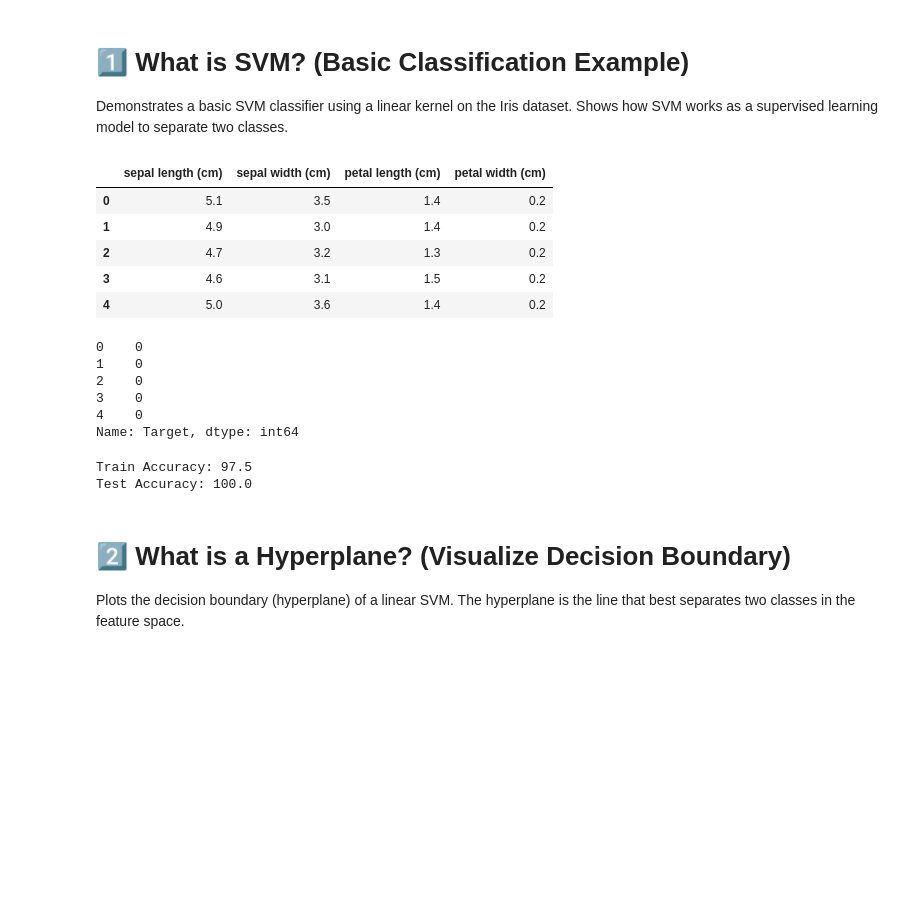
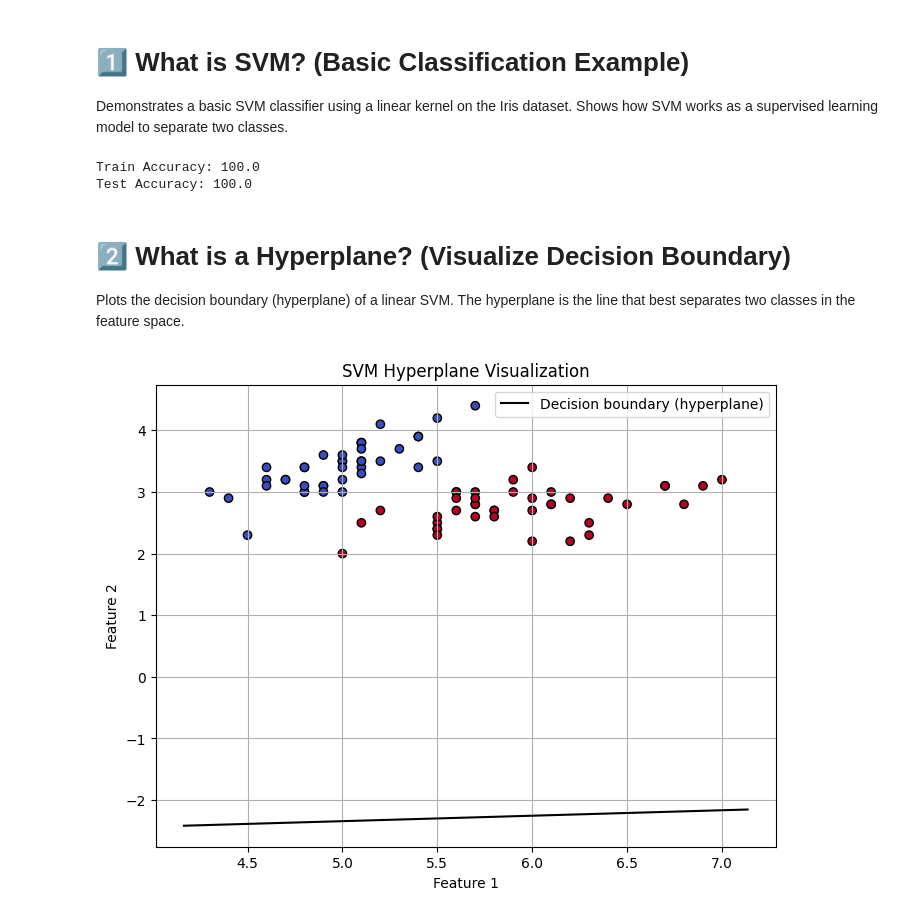
Before and after one commit to Shuaibiqbal/SVM-Classification-vs-Regression-SVR-with-scikit-learn, a Jupyter notebook: notebook/SVM_Classification_vs_Regression_(SVR)_with_scikit_learn.ipynb, the cells around one changed output. Drawn from its saved outputs; the diff is of its cells as text; code cells hidden in the pictures; blank space fills up the shorter version.

```diff
--- a/notebook/SVM_Classification_vs_Regression_(SVR)_with_scikit_learn.ipynb
+++ b/notebook/SVM_Classification_vs_Regression_(SVR)_with_scikit_learn.ipynb
@@ -9,2 +11,0 @@ from sklearn.metrics import accuracy_score
-# %%
-data = datasets.load_iris()
@@ -15,24 +12,8 @@ df["Target"] = data.target
 # %%
-X, y = df.drop("Target", axis=1), df["Target"]
-X.head()
+X, y = datasets.load_iris(return_X_y=True)
+X, y = X[y != 2], y[y != 2]
-# %% [output]
-|  | sepal length (cm) | sepal width (cm) | petal length (cm) | petal width (cm) |
-| 0 | 5.1 | 3.5 | 1.4 | 0.2 |
-| 1 | 4.9 | 3.0 | 1.4 | 0.2 |
-| 2 | 4.7 | 3.2 | 1.3 | 0.2 |
-| 3 | 4.6 | 3.1 | 1.5 | 0.2 |
-| 4 | 5.0 | 3.6 | 1.4 | 0.2 |
-# %%
-y.head()
-# %% [output]
-0    0
-1    0
-2    0
-3    0
-4    0
-Name: Target, dtype: int64
 # %%
-X_train, X_test, y_train, y_test = train_test_split(X,y, test_size=0.2, random_state=42)
+X_train, X_test, y_train, y_test = train_test_split(X,y, test_size=0.2, random_state=42, stratify=y)
 # %%
 model = SVC(kernel="linear")
 model.fit(X_train, y_train)
@@ -41,8 +22,42 @@ test_accuracy = accuracy_score(y_test, y_pred)
 print("Train Accuracy:", model.score(X_train, y_train)*100)
 print("Test Accuracy:", test_accuracy*100)
 # %% [output]
-Train Accuracy: 97.5
+Train Accuracy: 100.0
 Test Accuracy: 100.0
 # %% [markdown]
 # 2️⃣ What is a Hyperplane? (Visualize Decision Boundary)
 Plots the decision boundary (hyperplane) of a linear SVM. The hyperplane is the line that best separates two classes in the feature space.
+# %%
+import numpy as np
+import matplotlib.pyplot as plt
+
+# Plot decision hyperplane for 2D input features
+def plot_hyperplane(model, X, y):
+
+    plt.figure(figsize=(8, 6))
+    plt.scatter(X[:, 0], X[:, 1], c=y, cmap='coolwarm', edgecolors='k')
+    ax = plt.gca()
+    xlim = ax.get_xlim()
+    ylim = ax.get_ylim()
+
+    # Create grid to evaluate model
+    xx = np.linspace(xlim[0], xlim[1], 30)
+    w = model.coef_[0]
+    b = model.intercept_[0]
+    yy = -(w[0] * xx + b) / w[1]
+
+    # Plot decision boundary
+    plt.plot(xx, yy, 'k-', label='Decision boundary (hyperplane)')
+    plt.title("SVM Hyperplane Visualization")
+    plt.xlabel("Feature 1")
+    plt.ylabel("Feature 2")
+    plt.legend()
+    plt.grid(True)
+    plt.show()
+
+# Usage:
+# If you trained an SVM model on X_train and y_train:
+# Make sure X_train has only 2 columns, like X_train = X_train.iloc[:, :2]
+plot_hyperplane(model, X_train[:, :2], y_train)
+# %% [output]
+[figure, added]
```
Also changed, not shown: parts of 23 cells of this notebook.
